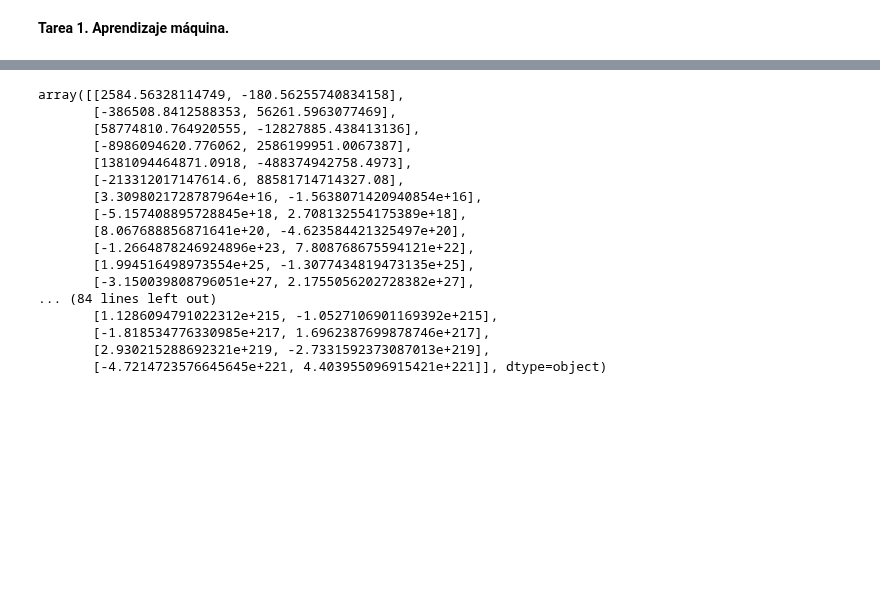
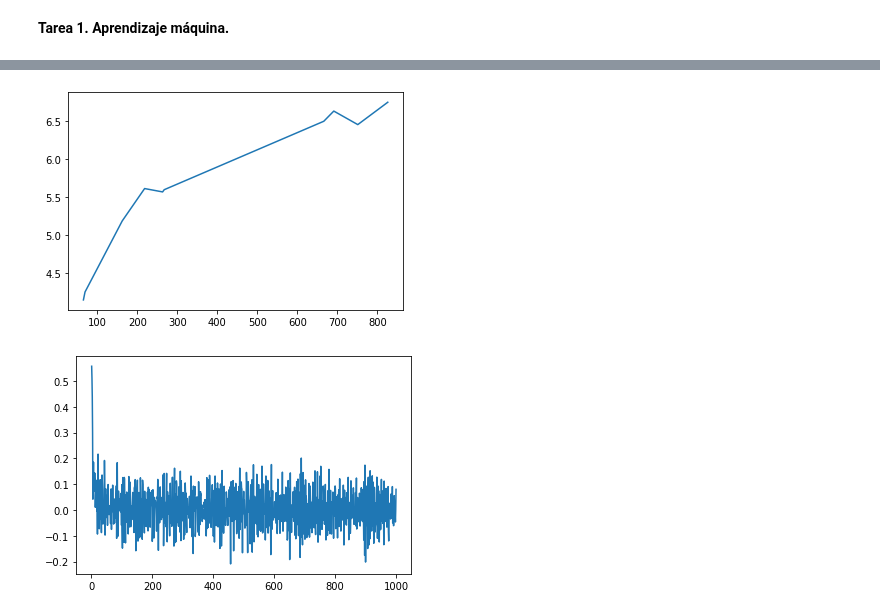
Before and after one commit to JairEsc/Mat_Apl_2, a Jupyter notebook: ML_T1.ipynb, the cells around one changed output, grey strips where cells are left out. Saved outputs shown, nothing was run; the diff lists cells and outputs as text; code cells hidden in the pictures; blank space fills up the shorter version.

```diff
--- a/ML_T1.ipynb
+++ b/ML_T1.ipynb
@@ -52,28 +8,40 @@ def NAG(theta,alpha,eta,nIter, grad):
-# %%
-def grad(theta):
-    err=theta[0]*X+theta[1]-y
-    partial0=err
-    partial1=X*partial0
-    partial_t0=np.sum(partial0)
-    partial_t1=np.sum(partial1)
-    return np.array([partial_t1,partial_t0], dtype=object)
-# %%
-NAG(theta=np.array([-0.61752689 ,-0.76804482]),alpha=0.1,eta=0.9,nIter=100,grad=grad)
-# %% [output]
-array([[2584.56328114749, -180.56255740834158],
-       [-386508.8412588353, 56261.5963077469],
-       [58774810.764920555, -12827885.438413136],
-       [-8986094620.776062, 2586199951.0067387],
-       [1381094464871.0918, -488374942758.4973],
-       [-213312017147614.6, 88581714714327.08],
-       [3.3098021728787964e+16, -1.5638071420940854e+16],
-       [-5.157408895728845e+18, 2.708132554175389e+18],
-       [8.067688856871641e+20, -4.623584421325497e+20],
-       [-1.2664878246924896e+23, 7.808768675594121e+22],
-       [1.994516498973554e+25, -1.3077434819473135e+25],
-       [-3.150039808796051e+27, 2.1755056202728382e+27],
-... (84 lines left out)
-       [1.1286094791022312e+215, -1.0527106901169392e+215],
-       [-1.818534776330985e+217, 1.6962387699878746e+217],
-       [2.930215288692321e+219, -2.7331592373087013e+219],
-       [-4.7214723576645645e+221, 4.403955096915421e+221]], dtype=object)
+# %%
+def GD_N(theta,alpha,eta,nIter, grad,stop_crit=10**(-4)):#GD Nesterov.
+    p     = np.zeros(theta.shape)
+    Theta=[theta]
+    for t in range(nIter):
+        pre_theta = theta - 2.0*alpha*p
+        g = grad(pre_theta)
+        p = 0.5*(g + eta*p)
+        if(np.linalg.norm(g)<stop_crit):
+            if(t==0):
+                print("No hizo nada\n")
+            break
+        theta = theta - alpha*p
+        Theta.append(theta)
+    print("Iteraciones: ",t)
+    return Theta[-1]
+#Datos-----------------
+np.random.seed(0)
+n=1000
+x=np.linspace(1,n,n)
+y=np.log(x)+np.random.normal(0,.1,size=len(x))
+from numpy.random import default_rng
+m=10
+x_m=np.sort(default_rng().choice(np.arange(0, len(x)), size=m, replace=False))
+y_m=y[x_m]
+#plt.plot(x,y)
+plt.plot(x_m,y_m)
+plt.show()
+#Diferencias finitas.
+y_p=np.zeros(n)
+y_p[0]=y[1]-y[0]
+y_p[-1]=y[-1]-y[-2]
+y_p[1:-2]=(y[2:-1]-y[0:-3])/2
+plt.plot(x,y_p)
+plt.show()
+#Le vamos a ajustar a los datos y_p.
+#-----------------------------
+# %% [output]
+[figure, added]
+[figure, added]
```
Also changed, not shown: parts of 4 cells of this notebook.
